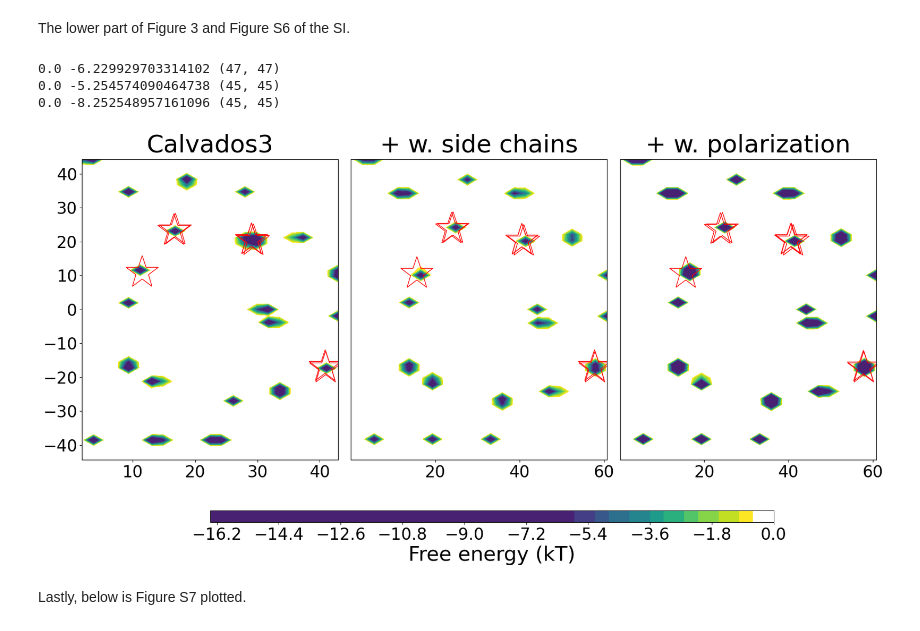
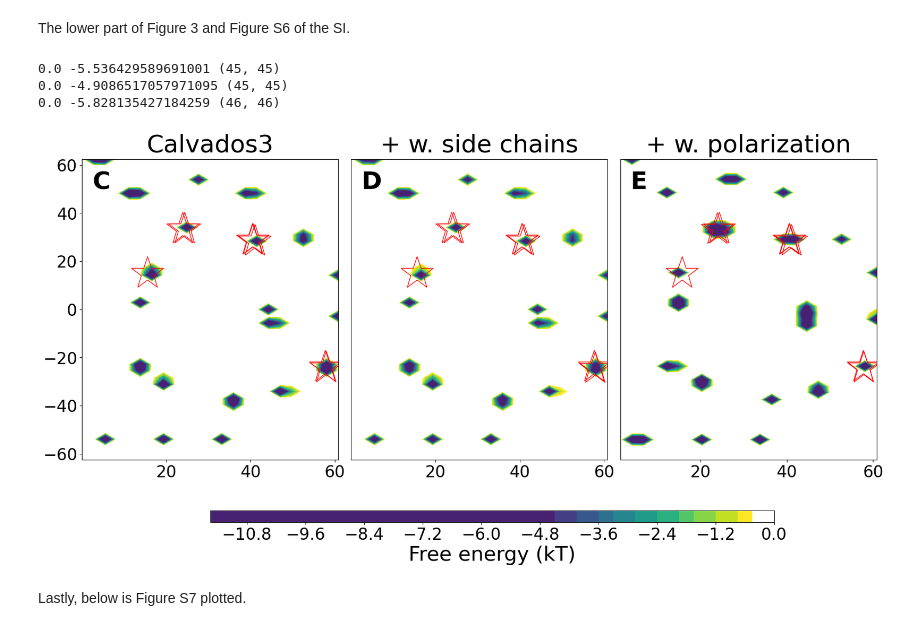
Before and after one commit to mlund/SI-pose-exploration, a Jupyter notebook: pca_free_energy/pca_analysis.ipynb, the cells around one changed output. Drawn from its saved outputs; the diff is of its cells as text; code cells hidden in the pictures.

```diff
--- a/pca_free_energy/pca_analysis.ipynb
+++ b/pca_free_energy/pca_analysis.ipynb
@@ -639,7 +639,7 @@ cmap = new_cmp
 kBT = 1.0 # set to one to get unit as kBT
 
 plot, ax, CS, (x, y, z) = plot_free_energy(
-    red_cart_org[:, 0], red_cart_org[:, 1], weights=energy_org, nbins=47, ncountours=100, ax=axes[0],
+    red_cart_org[:, 0], red_cart_org[:, 1], weights=energy_org, nbins=45, ncountours=100, ax=axes[0],
     avoid_zero_count=True, minener_zero=True, kT=kBT,
     vmin=global_vmin, vmax=global_vmax, cmap=cmap, cbar=False,
     cbar_label='Free energy (kT)', white_bg=True, symmetry=True, x_sym=True)
@@ -653,7 +653,7 @@ plot, ax, CS, (x, y, z) = plot_free_energy(
 axes[1].set_title('+ w. side chains', fontsize=24)
 
 plot, ax, CS3, (x, y, z) = plot_free_energy(
-    red_cart_pol[:, 0], red_cart_pol[:, 1], weights=energy_pol, nbins=45, ncountours=100, ax=axes[2],
+    red_cart_pol[:, 0], red_cart_pol[:, 1], weights=energy_pol, nbins=46, ncountours=100, ax=axes[2],
     avoid_zero_count=True, minener_zero=True, kT=kBT,
     vmin=global_vmin, vmax=global_vmax, cmap=cmap, cbar=False,
     cbar_label='Free energy (kT)', white_bg=True, symmetry=True, x_sym=True)
@@ -662,38 +662,44 @@ axes[2].set_title('+ w. polarization', fontsize=24)
 # Depending on numpy version (histogram count) the number of bins might need to be changed to get consistent results
 cbar_ax = fig.add_axes([0.25, -0.05, 0.55, 0.03])  # [left, bottom, width, height] in figure coordinates
 cbar = fig.colorbar(CS3, cax=cbar_ax, orientation='horizontal')
 
 exp_positions = np.array([51, 379,1566, 9723, 15703, 18500, 19455,  20852])
 for ax, idxs, red_cart in zip(axes,
                              [exp_positions,
                              exp_positions,
                              exp_positions],
                              [red_cart_org,
                              red_cart_sch,
                              red_cart_pol]):
     for i in idxs:
         if red_cart[i, 0] < 0:
             ax.plot(-red_cart[i, 0], -red_cart[i, 1], marker='*', linestyle='', markerfacecolor='none', markeredgecolor='red', markersize=50)
         else:
             ax.plot(red_cart[i, 0], red_cart[i, 1], marker='*', linestyle='', markerfacecolor='none', markeredgecolor='red', markersize=50)
 
 
+
+axes[0].annotate('C',xy=(0.04, 0.9), xycoords='axes fraction', fontsize=36, fontweight='bold')
+axes[1].annotate('D',xy=(0.04, 0.9), xycoords='axes fraction', fontsize=36, fontweight='bold')
+axes[2].annotate('E',xy=(0.04, 0.9), xycoords='axes fraction', fontsize=36, fontweight='bold')
+
+
 fig.subplots_adjust(wspace=0.05)  # Reduce horizontal space between plots
 for ax in axes:
     ax.set_title(ax.get_title(), fontsize=36, pad=10)  # Move title higher (increase pad)
     ax.tick_params(axis='both', labelsize=24)  # Set font size to 20 for both axes
 for ax in axes[1:]:
     ax.set_ylabel('')
     ax.tick_params(axis='y', left=False, labelleft=False)
 
 cbar.ax.tick_params(labelsize=24)
 cbar.set_label('Free energy (kT)', fontsize=30)
-#plt.savefig('pca_full_data2.pdf', bbox_inches='tight', dpi=300)
+plt.savefig('pca_full_data2.pdf', bbox_inches='tight')
 # %% [output]
-0.0 -6.229929703314102 (47, 47)
-0.0 -5.254574090464738 (45, 45)
-0.0 -8.252548957161096 (45, 45)
+0.0 -5.536429589691001 (45, 45)
+0.0 -4.9086517057971095 (45, 45)
+0.0 -5.828135427184259 (46, 46)
-[figure, old version]
+[figure, new version]
 # %% [markdown]
 Lastly, below is Figure S7 plotted.
 # %%
```
Also changed, not shown: parts of 3 cells of this notebook, 4 other files.
